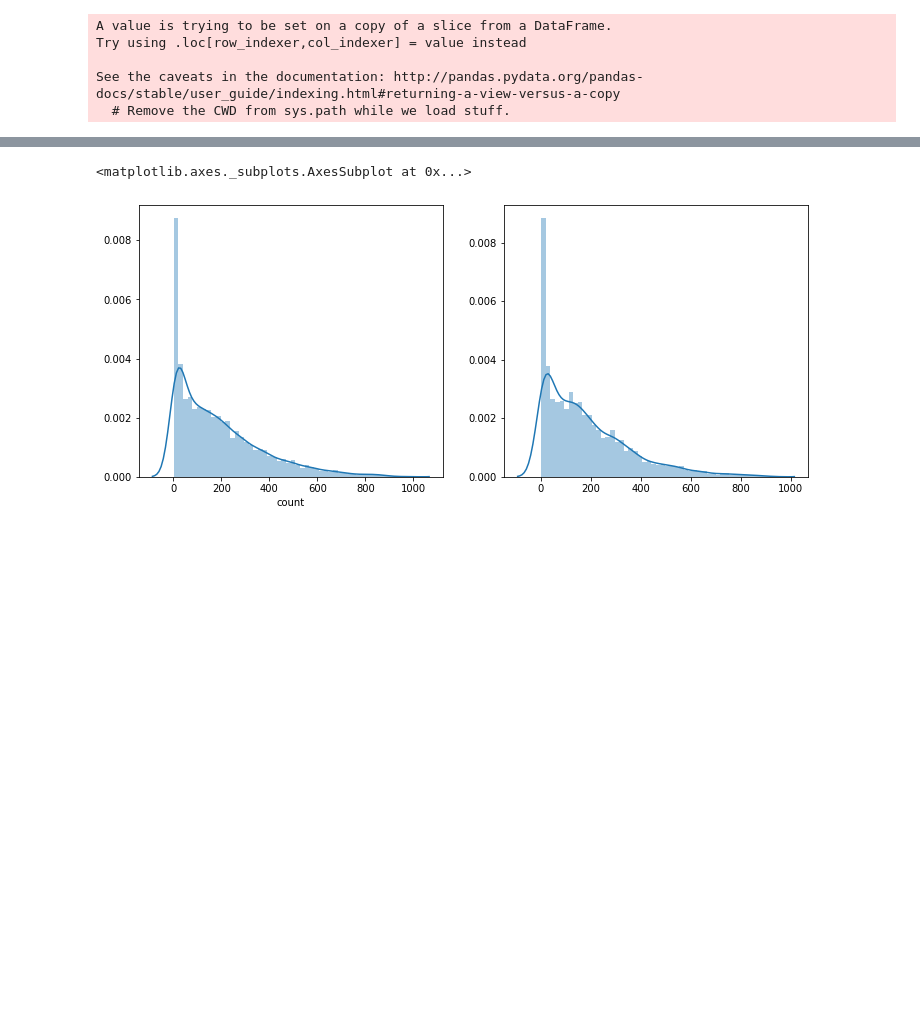
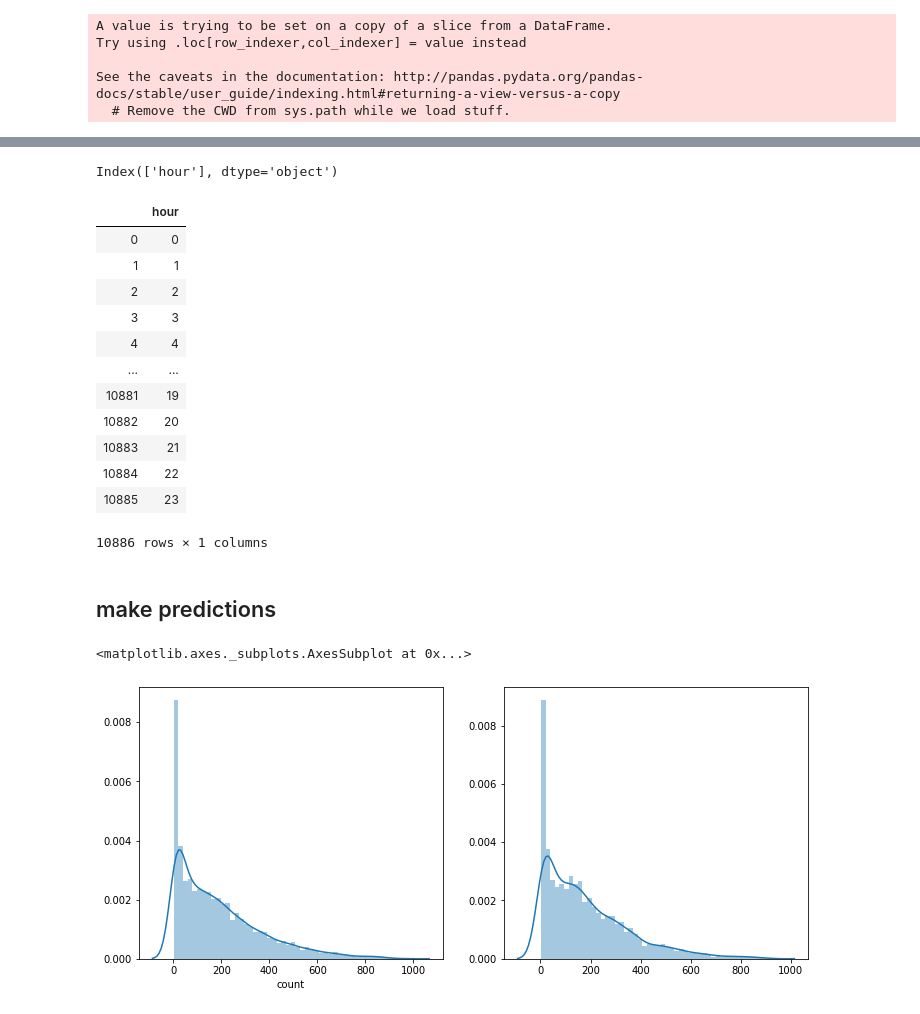
Before and after one commit to samileyang/bikesharing, a Jupyter notebook: bikesharing for ML.ipynb, the cells around one changed output, grey strips where cells are left out. Cells and saved outputs as stored; diff of their text form; code cells hidden in the pictures; blank space fills up the shorter version.

```diff
--- a/bikesharing for ML.ipynb
+++ b/bikesharing for ML.ipynb
@@ -288,3 +328,29 @@ RMSLE Value For Gradient Boost:  0.18936954672799974
+# %%
+from sklearn.feature_selection import SelectFromModel
+model = SelectFromModel(rfModel, prefit=True, max_features=2)
+feature_idx = model.get_support()
+feature_idx
+feature_names = dataTrain.columns[feature_idx]
+print(feature_names)
+X_NEW = model.transform(dataTrain)
+pd.DataFrame(X_NEW, columns= feature_names)
+# %% [output]
+Index(['hour'], dtype='object')
+|  | hour |
+| 0 | 0 |
+| 1 | 1 |
+| 2 | 2 |
+| 3 | 3 |
+| 4 | 4 |
+| ... | ... |
+| 10881 | 19 |
+| 10882 | 20 |
+| 10883 | 21 |
+| 10884 | 22 |
+| 10885 | 23 |
+10886 rows × 1 columns
+# %% [markdown]
+## make predictions
 # %%
 predsTest = rfModel.predict(X= dataTest)
 fig,(ax1,ax2)= plt.subplots(ncols=2)
```
Also changed, not shown: parts of 24 cells of this notebook.
